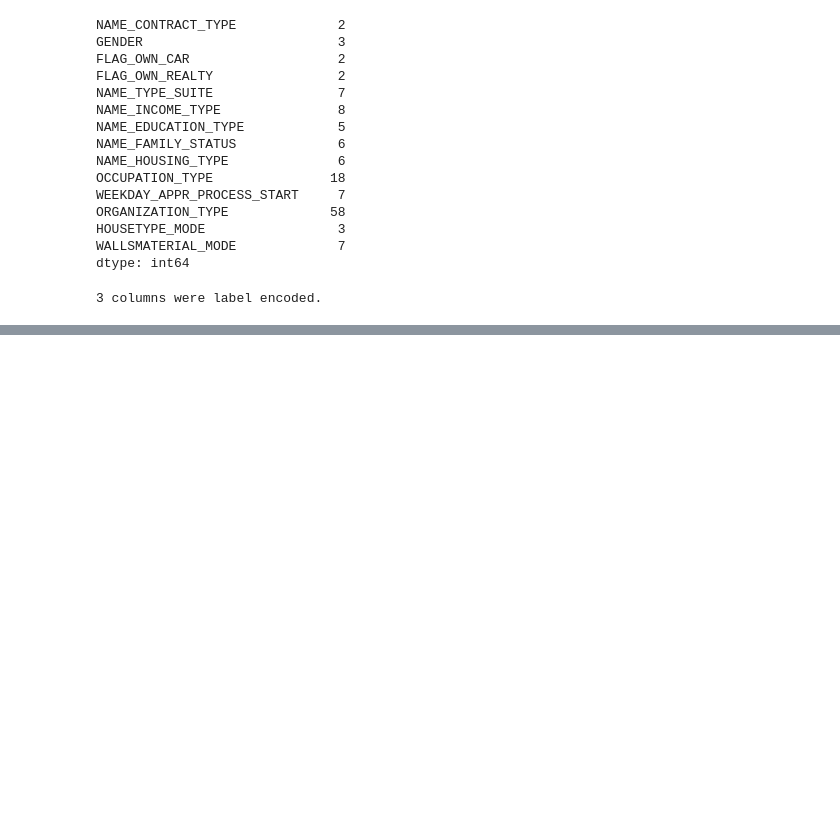
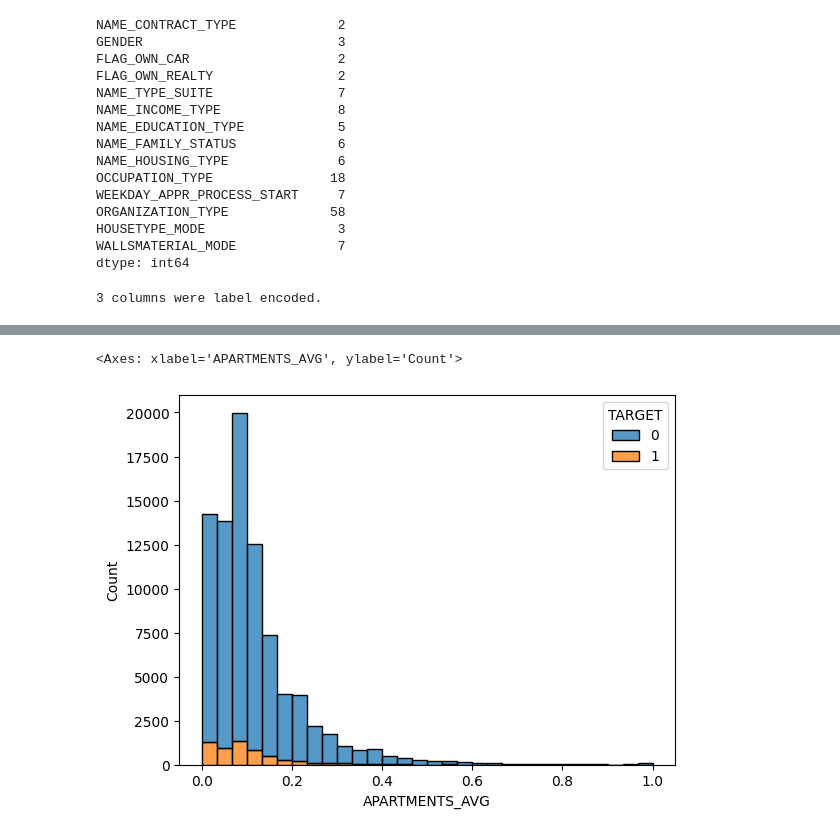
Before and after one commit to TheEngHamza/CreditRisk_HomeCredit, a Jupyter notebook: notebooks/EDA.ipynb, the cells around one changed output, grey strips where cells are left out. Saved outputs shown, nothing was run; the diff lists cells and outputs as text; code cells hidden in the pictures; blank space fills up the shorter version.

```diff
--- a/notebooks/EDA.ipynb
+++ b/notebooks/EDA.ipynb
@@ -306,0 +621,2 @@ Analyse de l'importance de chaque variable sur la cible
+# %%
+df_clean.fillna({'EXT_SOURCE_1': 0}, inplace=True)
@@ -306,0 +655,9 @@ Analyse de l'importance de chaque variable sur la cible
+# %%
+df_clean.fillna({'EXT_SOURCE_2': 0}, inplace=True)
+df_clean.fillna({'EXT_SOURCE_3': 0}, inplace=True)
+df_clean.fillna({'EXT_SOURCE_4': 0}, inplace=True)
+# %%
+sns.histplot(data=df_clean, x='APARTMENTS_AVG', hue='TARGET', multiple='stack', bins=30)
+# %% [output]
+<Axes: xlabel='APARTMENTS_AVG', ylabel='Count'>
+[figure, added]
```
Also changed, not shown: parts of 96 cells of this notebook.
